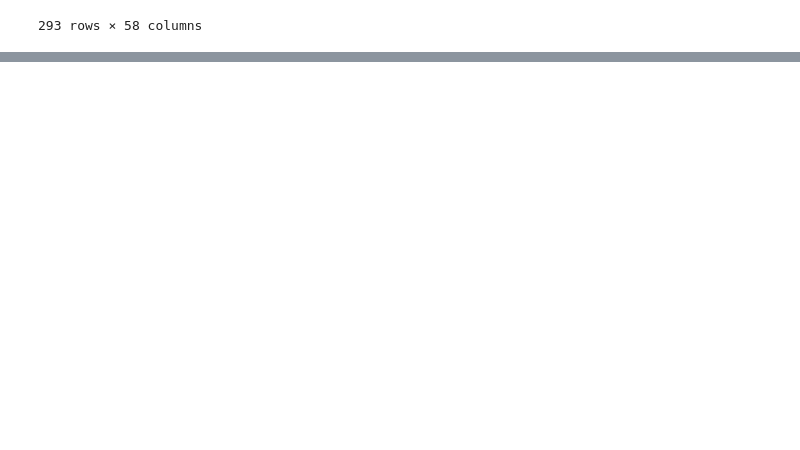
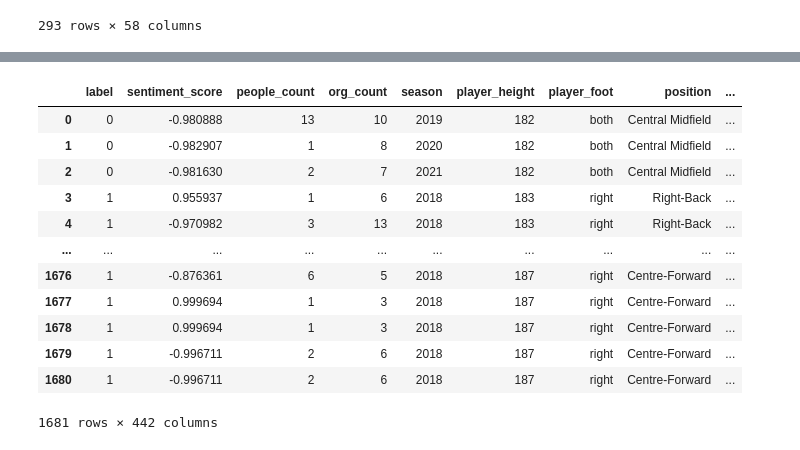
Before and after one commit to kenghweeng/sports-messiest-news, a Jupyter notebook: Untitled.ipynb, the cells around one changed output, grey strips where cells are left out. Cells and saved outputs as stored; diff of their text form; code cells hidden in the pictures; blank space fills up the shorter version.

```diff
--- a/Untitled.ipynb
+++ b/Untitled.ipynb
@@ -1080,0 +1119,47 @@ majorleagues_combined.to_pickle("majorleagues_combined.pkl")
+# %%
+# list(filter(lambda col: 'bert_embedding' not in col, final_df.columns)) # shortlist columns we want to do ML on
+
+final_df = final_df.drop( # we are removing useless columns here
+            ['player_id',
+             'club_from',
+             'club_to',
+             'article_date',
+             'article_link',
+             'article_snippet',
+             'article_text',
+             'player_name_x',
+             'summary',
+             'entities',
+             'team_id',
+             'team_manager_src',
+             'team_name_src',
+             'team_url_src',
+             'team_to_id',
+             'team_manager_dst',
+             'team_name_dst',
+             'team_url_dst',
+             'player_name_y',
+             'date',
+             'player_club'], axis=1)
+# %%
+final_df["transfer_str"] = final_df["transfer_str"].replace({"Transfer failed": 0, "Done deal": 1})
+# %%
+final_df.rename(columns={"transfer_str": "label"}, inplace=True)
+# %%
+final_df["season"] = final_df["season"].astype('object')
+# %%
+final_df
+# %% [output]
+|  | label | sentiment_score | people_count | org_count | season | player_height | player_foot | position | ... |
+| 0 | 0 | -0.980888 | 13 | 10 | 2019 | 182 | both | Central Midfield | ... |
+| 1 | 0 | -0.982907 | 1 | 8 | 2020 | 182 | both | Central Midfield | ... |
+| 2 | 0 | -0.981630 | 2 | 7 | 2021 | 182 | both | Central Midfield | ... |
+| 3 | 1 | 0.955937 | 1 | 6 | 2018 | 183 | right | Right-Back | ... |
+| 4 | 1 | -0.970982 | 3 | 13 | 2018 | 183 | right | Right-Back | ... |
+| ... | ... | ... | ... | ... | ... | ... | ... | ... | ... |
+| 1676 | 1 | -0.876361 | 6 | 5 | 2018 | 187 | right | Centre-Forward | ... |
+| 1677 | 1 | 0.999694 | 1 | 3 | 2018 | 187 | right | Centre-Forward | ... |
+| 1678 | 1 | 0.999694 | 1 | 3 | 2018 | 187 | right | Centre-Forward | ... |
+| 1679 | 1 | -0.996711 | 2 | 6 | 2018 | 187 | right | Centre-Forward | ... |
+| 1680 | 1 | -0.996711 | 2 | 6 | 2018 | 187 | right | Centre-Forward | ... |
+1681 rows × 442 columns
```
Also changed, not shown: parts of 28 cells of this notebook, 3 other files.
